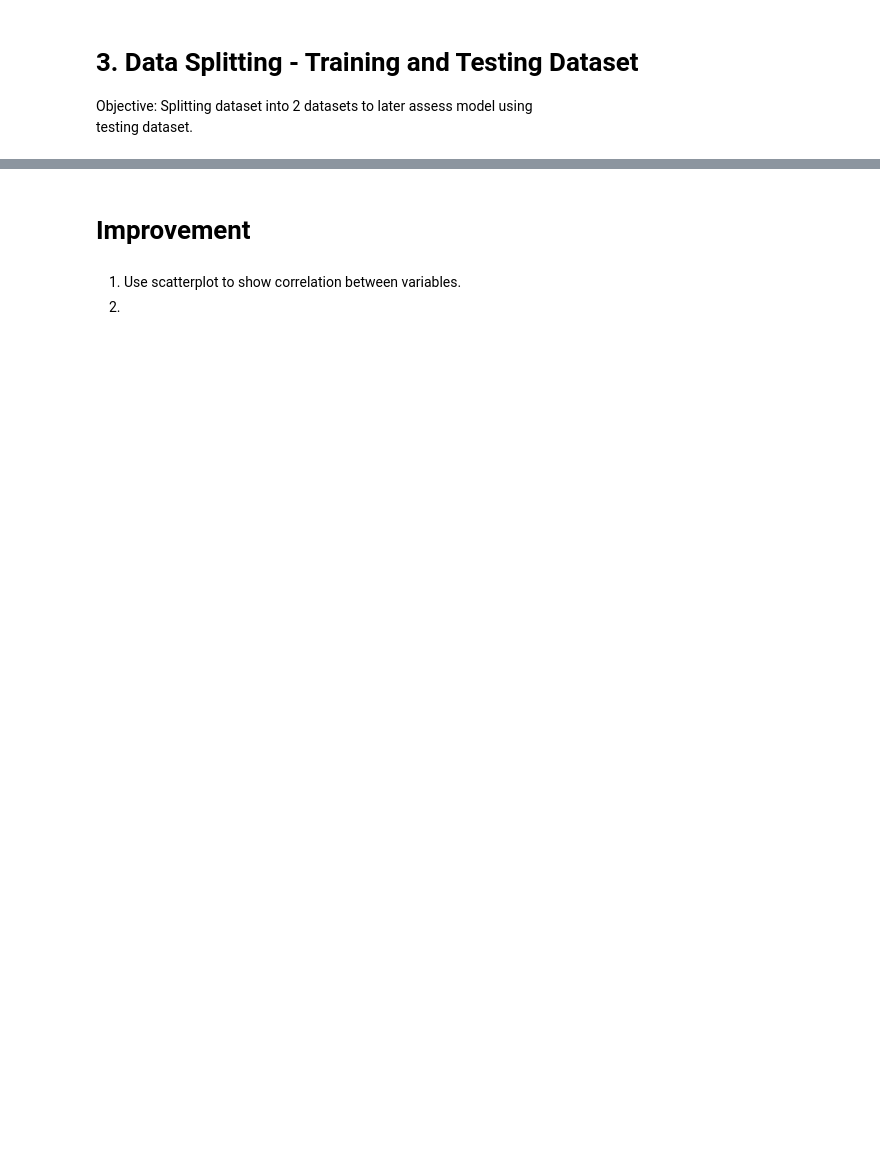
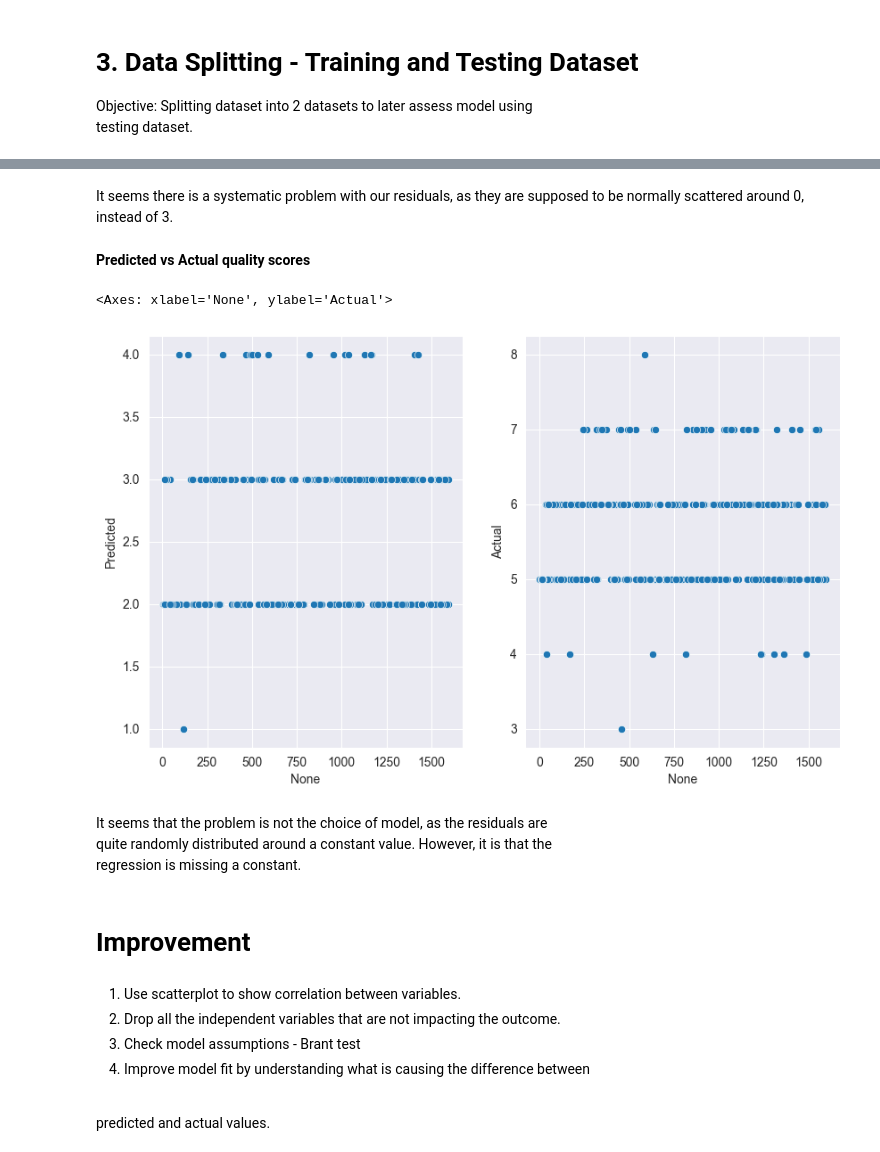
Before and after one commit to CelineChiLamNg/red_wine_regression, a Jupyter notebook: winequality.ipynb, the cells around one changed output, grey strips where cells are left out. Saved outputs shown, nothing was run; the diff lists cells and outputs as text; code cells hidden in the pictures; blank space fills up the shorter version.

```diff
--- a/winequality.ipynb
+++ b/winequality.ipynb
@@ -482,5 +576,29 @@ Time:                        19:26:00
+# %% [markdown]
+It seems there is a systematic problem with our residuals, as they are
+supposed to be normally scattered around 0, instead of 3.
+# %% [markdown]
+**Predicted vs Actual quality scores**
+# %%
+df = pd.DataFrame({'Actual': y_test, 'Predicted': predicted_categories})
+
+fig, ax = plt.subplots(nrows=1, ncols=2, figsize=(10, 6))
+
+sns.scatterplot(data=df, x=df.index, y='Predicted', ax=ax[0])
+sns.scatterplot(data=df, x=df.index, y='Actual', ax=ax[1])
+# %% [output]
+<Axes: xlabel='None', ylabel='Actual'>
+[figure, added]
+# %% [markdown]
+It seems that the problem is not the choice of model, as the residuals are <br>
+quite randomly distributed around a constant value. However, it is that the
+<br>
+regression is missing a constant.
 # %% [markdown]
 # Improvement
 # %% [markdown]
 1. Use scatterplot to show correlation between variables.
-2.
+2. Drop all the independent variables that are not impacting the outcome.
+3. Check model assumptions - Brant test
+4. Improve model fit by understanding what is causing the difference between
+ <br>
+ predicted and actual values.
```
Also changed, not shown: parts of 22 cells of this notebook, 1 other file.
